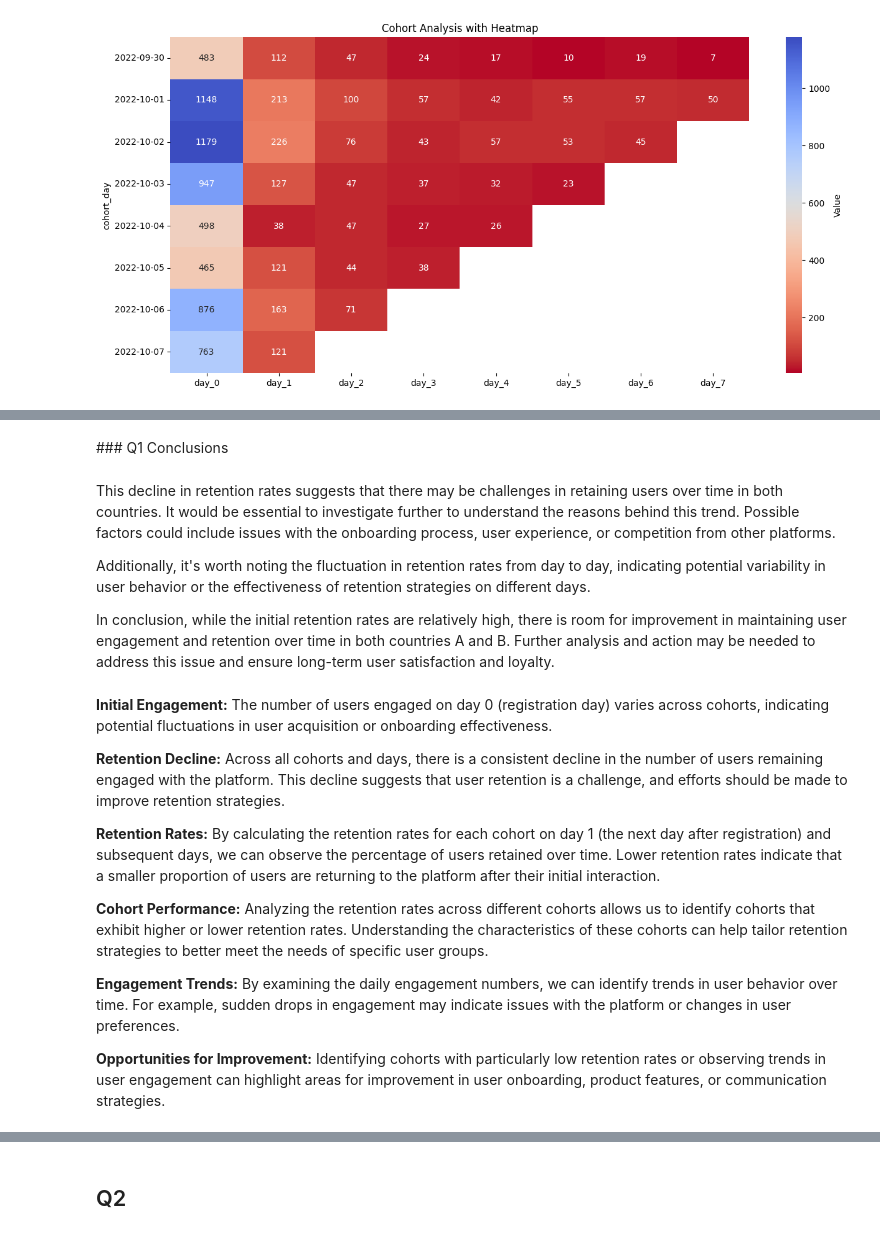
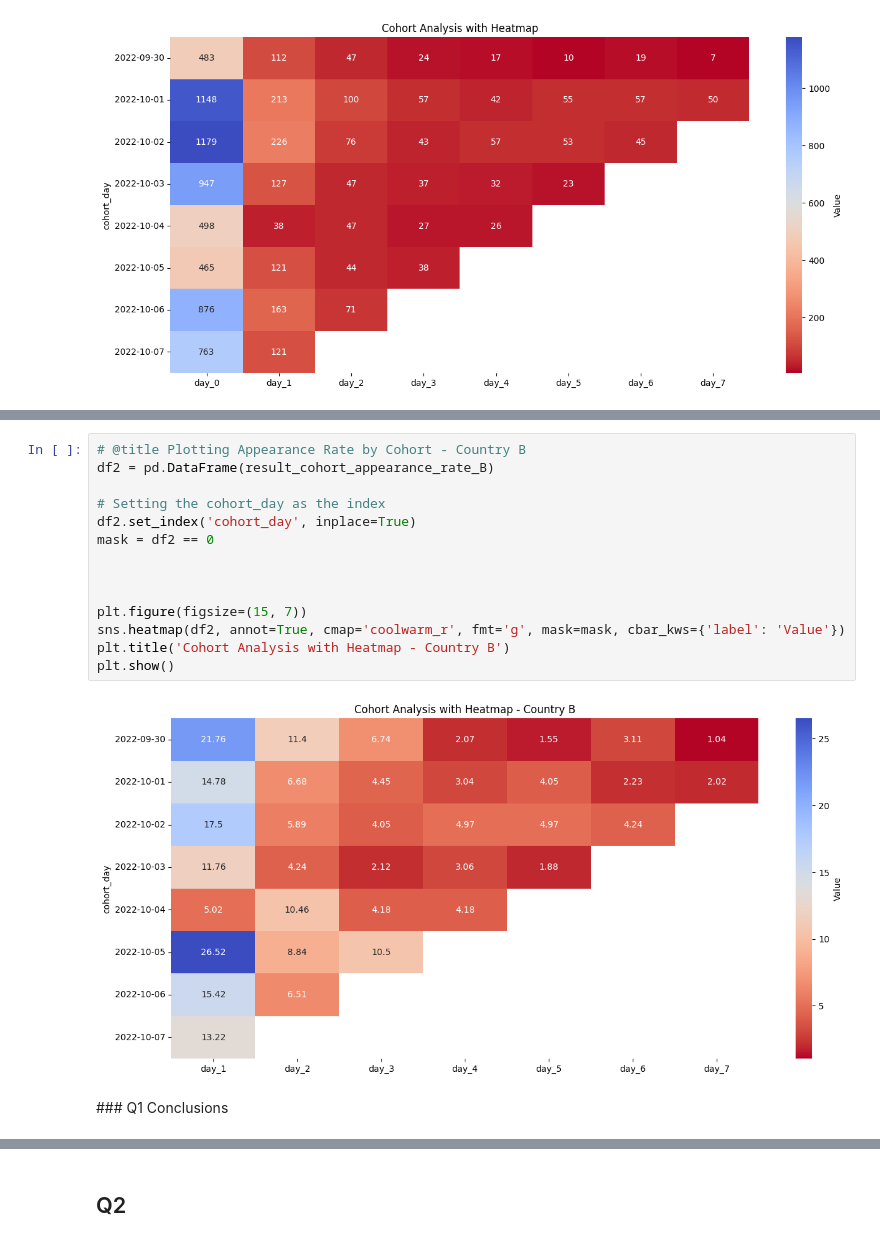
Before and after one commit to ehpower/FrogApp, a Jupyter notebook: Frog_App.ipynb, the cells around one changed output, grey strips where cells are left out. Drawn from its saved outputs; the diff is of its cells as text.

```diff
--- a/Frog_App.ipynb
+++ b/Frog_App.ipynb
@@ -598,20 +803,18 @@ plt.show()
+# %%
+# @title Plotting Appearance Rate by Cohort - Country B
+df2 = pd.DataFrame(result_cohort_appearance_rate_B)
+
+# Setting the cohort_day as the index
+df2.set_index('cohort_day', inplace=True)
+mask = df2 == 0
+
+
+
+plt.figure(figsize=(15, 7))
+sns.heatmap(df2, annot=True, cmap='coolwarm_r', fmt='g', mask=mask, cbar_kws={'label': 'Value'})
+plt.title('Cohort Analysis with Heatmap - Country B')
+plt.show()
+# %% [output]
+[figure, added]
 # %% [markdown]
 ### Q1 Conclusions
-# %% [markdown]
-This decline in retention rates suggests that there may be challenges in retaining users over time in both countries. It would be essential to investigate further to understand the reasons behind this trend. Possible factors could include issues with the onboarding process, user experience, or competition from other platforms.
-
-Additionally, it's worth noting the fluctuation in retention rates from day to day, indicating potential variability in user behavior or the effectiveness of retention strategies on different days.
-
-In conclusion, while the initial retention rates are relatively high, there is room for improvement in maintaining user engagement and retention over time in both countries A and B. Further analysis and action may be needed to address this issue and ensure long-term user satisfaction and loyalty.
-# %% [markdown]
-**Initial Engagement:** The number of users engaged on day 0 (registration day) varies across cohorts, indicating potential fluctuations in user acquisition or onboarding effectiveness.
-
-**Retention Decline:** Across all cohorts and days, there is a consistent decline in the number of users remaining engaged with the platform. This decline suggests that user retention is a challenge, and efforts should be made to improve retention strategies.
-
-**Retention Rates:** By calculating the retention rates for each cohort on day 1 (the next day after registration) and subsequent days, we can observe the percentage of users retained over time. Lower retention rates indicate that a smaller proportion of users are returning to the platform after their initial interaction.
-
-**Cohort Performance:** Analyzing the retention rates across different cohorts allows us to identify cohorts that exhibit higher or lower retention rates. Understanding the characteristics of these cohorts can help tailor retention strategies to better meet the needs of specific user groups.
-
-**Engagement Trends:** By examining the daily engagement numbers, we can identify trends in user behavior over time. For example, sudden drops in engagement may indicate issues with the platform or changes in user preferences.
-
-**Opportunities for Improvement:** Identifying cohorts with particularly low retention rates or observing trends in user engagement can highlight areas for improvement in user onboarding, product features, or communication strategies.
```
Also changed, not shown: parts of 10 cells of this notebook.
